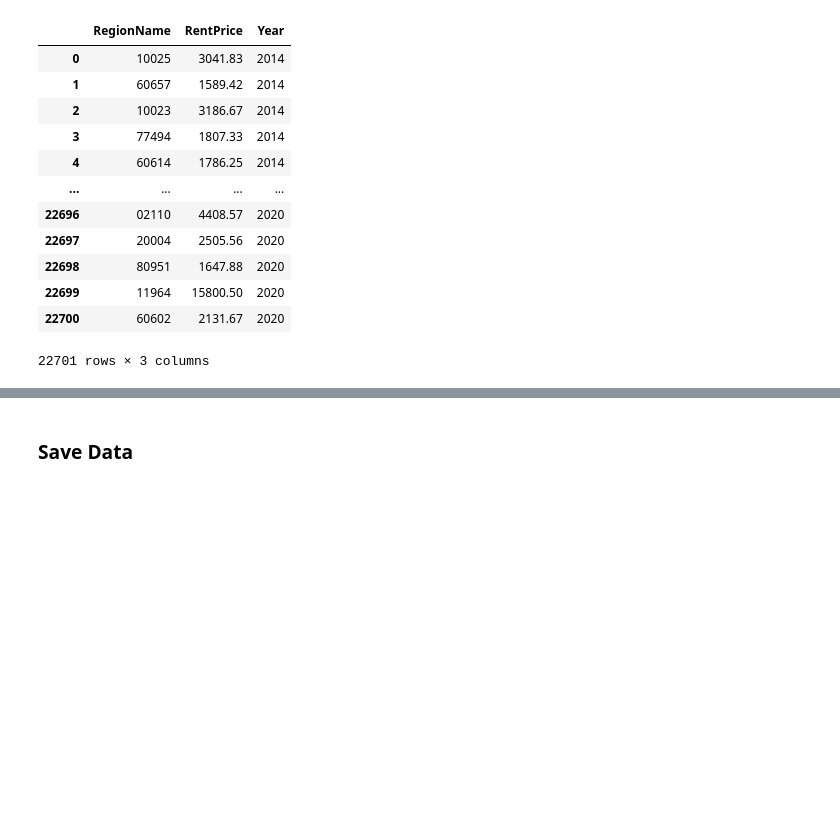
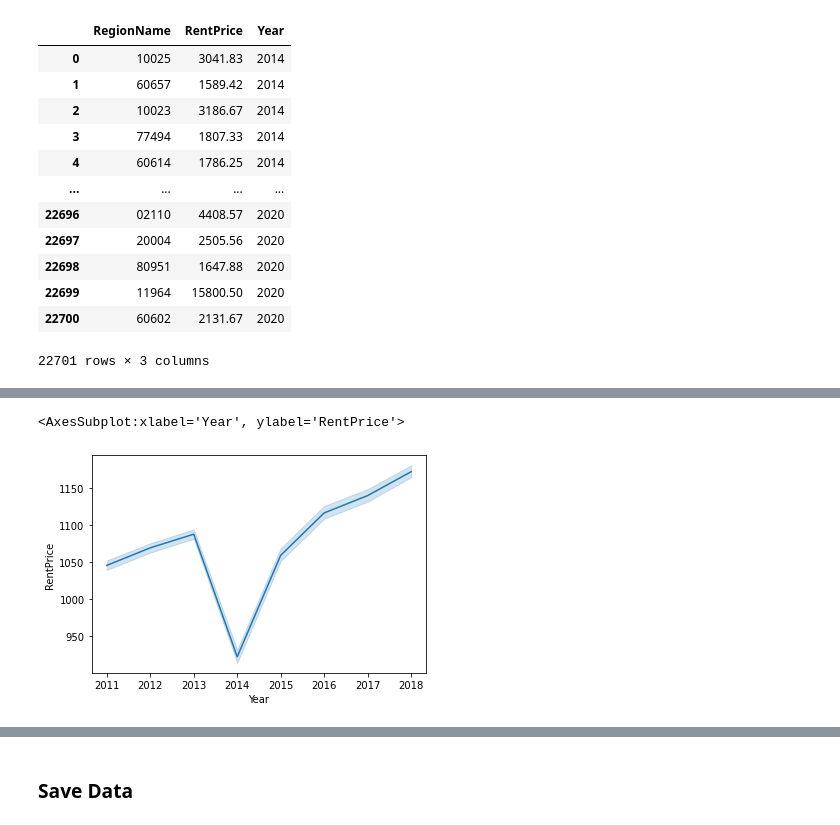
Before and after one commit to jjfrasca/Capstone_2, a Jupyter notebook: notebooks/2.0-jjf-initial-data-wrangling-zipcodeRentPrices.ipynb, the cells around one changed output, grey strips where cells are left out. Saved outputs shown, nothing was run; the diff lists cells and outputs as text; code cells hidden in the pictures; blank space fills up the shorter version.

```diff
--- a/notebooks/2.0-jjf-initial-data-wrangling-zipcodeRentPrices.ipynb
+++ b/notebooks/2.0-jjf-initial-data-wrangling-zipcodeRentPrices.ipynb
@@ -1027,0 +1189,3 @@ plt.show()
+# %%
+#drop all rows in zillow data, expect those matching ACS
+df_rents_2014_2018 = df_rents_2014_2018.drop(['RegionID', 'SizeRank', 'MsaName'], axis=1)
@@ -1027,0 +1215,5 @@ plt.show()
+# %%
+#get rows that appear in both ACS and Zillow Data
+inner = pd.merge(df_ACSrents2011_2018, df_rents_2014_2018, on=['RegionName', 'Year'], suffixes=('_ACS', '_zillow'))
+inner = inner.drop(columns=['RentPrice_ACS']).rename(columns = {'RentPrice_zillow':'RentPrice'})
+inner
@@ -1027,0 +1234,5 @@ plt.show()
+# %%
+#get Rows that appear in ACS but not in zillow
+outer = pd.merge(df_ACSrents2011_2018, df_rents_2014_2018, how='outer', on=['RegionName', 'Year'], indicator=True,  suffixes=('_ACS', '_zillow')).query('_merge == "left_only"').drop(columns=['_merge'])
+outer = outer.drop(columns=['RentPrice_zillow']).rename(columns = {'RentPrice_ACS':'RentPrice'})
+outer
@@ -1027,0 +1253,3 @@ plt.show()
+# %%
+ACS_zillow_2014_2018 = pd.concat([outer, inner], ignore_index=True)
+ACS_zillow_2014_2018
@@ -1027,0 +1284,6 @@ plt.show()
+# %%
+#plot ACS with zillow joined data
+sns.lineplot(x='Year', y='RentPrice', data=ACS_zillow_2014_2018)
+# %% [output]
+<AxesSubplot:xlabel='Year', ylabel='RentPrice'>
+[figure, added]
```
Also changed, not shown: parts of 42 cells of this notebook.
